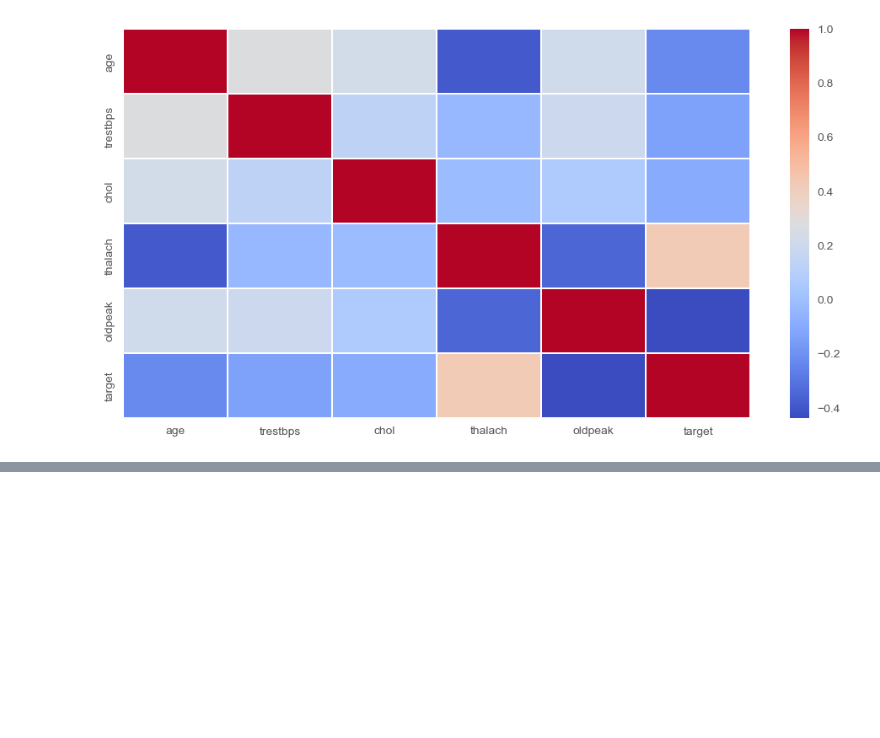
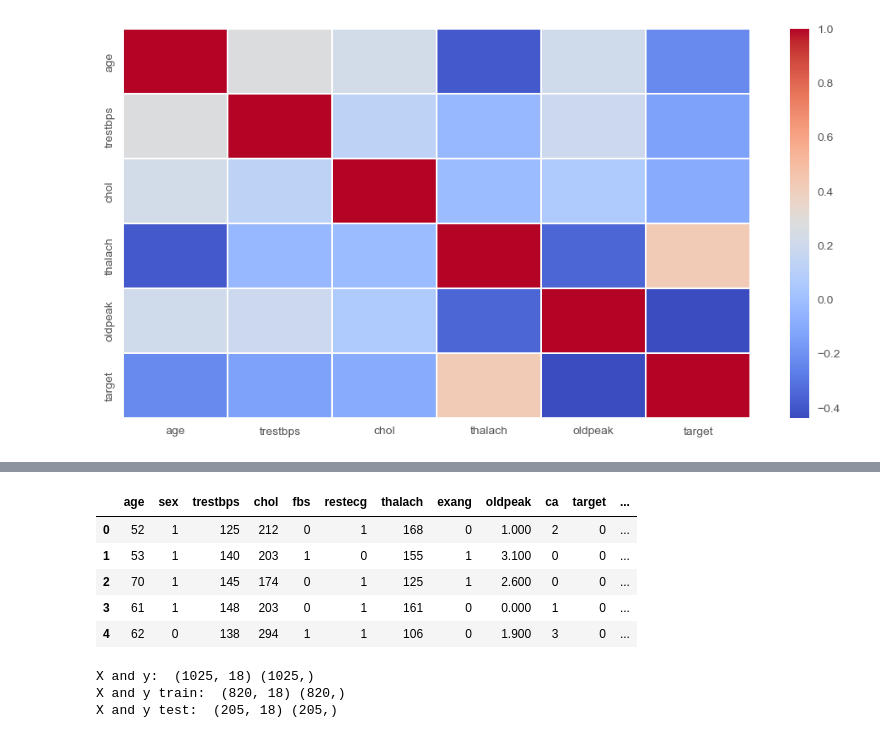
Before and after one commit to Sandokhan/IACEC, a Jupyter notebook: project.ipynb, the cells around one changed output, grey strips where cells are left out. Drawn from its saved outputs; the diff is of its cells as text; code cells hidden in the pictures; blank space fills up the shorter version.

```diff
--- a/project.ipynb
+++ b/project.ipynb
@@ -247,0 +262,36 @@ sns.boxplot(data=heart, x='target', y='age', hue='sex');
+# %%
+# One-Hot Enconding -> Label Encoding to turn Categorical values to Integers
+# Dropping unecessary columns
+df = pd.get_dummies(heart, columns=['cp', 'thal', 'slope'], drop_first=True)
+
+# Inspecting new dataset
+df.head()
+# %% [output]
+|  | age | sex | trestbps | chol | fbs | restecg | thalach | exang | oldpeak | ca | target | ... |
+| 0 | 52 | 1 | 125 | 212 | 0 | 1 | 168 | 0 | 1.000 | 2 | 0 | ... |
+| 1 | 53 | 1 | 140 | 203 | 1 | 0 | 155 | 1 | 3.100 | 0 | 0 | ... |
+| 2 | 70 | 1 | 145 | 174 | 0 | 1 | 125 | 1 | 2.600 | 0 | 0 | ... |
+| 3 | 61 | 1 | 148 | 203 | 0 | 1 | 161 | 0 | 0.000 | 1 | 0 | ... |
+| 4 | 62 | 0 | 138 | 294 | 1 | 1 | 106 | 0 | 1.900 | 3 | 0 | ... |
+# %%
+# Divide dataset in 2: Dependent (Target) variable and Independent Variables
+X = df.loc[:, df.columns != 'target'].values
+
+y = df.target.values
+
+# Splitting dataset
+X_train, X_test, y_train, y_test = train_test_split(X, y, test_size=0.2, random_state=1984)
+
+scaler = StandardScaler()
+
+X_train_scaled = scaler.fit_transform(X_train)
+X_test_scaled  = scaler.transform(X_test)
+
+# Inspecting X and y
+print('X and y: ', X.shape, y.shape)
+print('X and y train: ', X_train.shape, y_train.shape)
+print('X and y test: ', X_test.shape, y_test.shape)
+# %% [output]
+X and y:  (1025, 18) (1025,)
+X and y train:  (820, 18) (820,)
+X and y test:  (205, 18) (205,)
```
Also changed, not shown: parts of 4 cells of this notebook.
